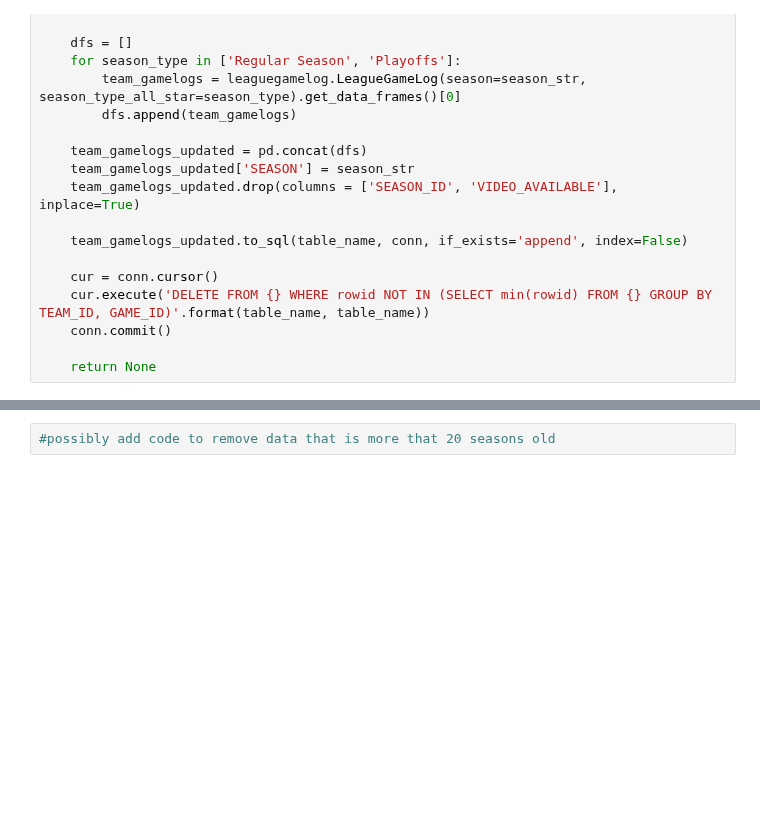
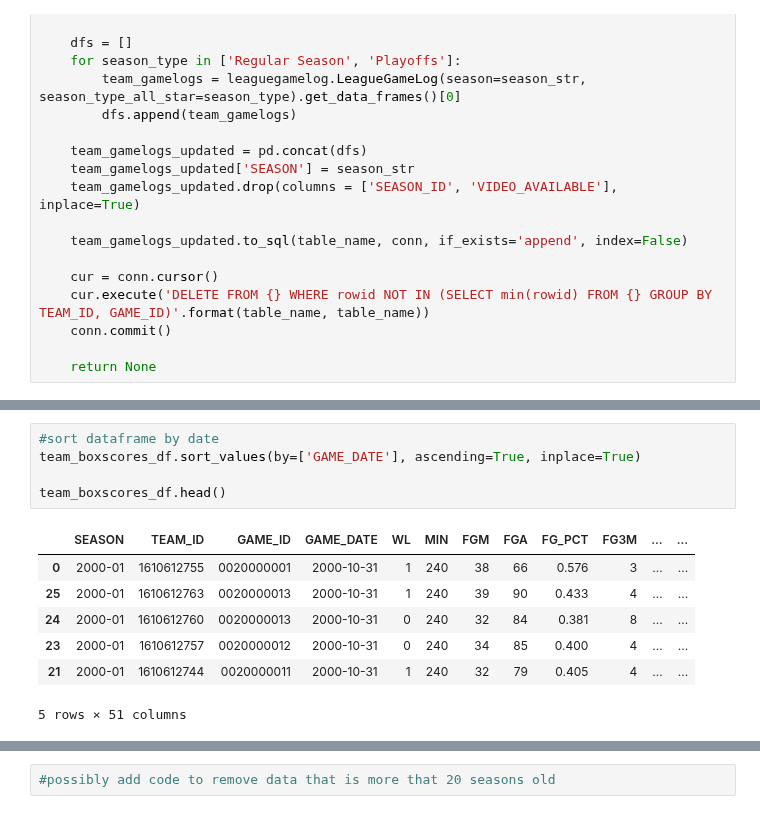
Before and after one commit to jnshzk/nba_beating_the_spread, a Jupyter notebook: daily_refresh.ipynb, the cells around one changed output, grey strips where cells are left out. Drawn from its saved outputs; the diff is of its cells as text; blank space fills up the shorter version.

```diff
--- a/daily_refresh.ipynb
+++ b/daily_refresh.ipynb
@@ -151,0 +359,13 @@ team_boxscores_df[team_boxscores_df['GAME_DATE']=='2022-06-16']
+# %%
+#sort dataframe by date
+team_boxscores_df.sort_values(by=['GAME_DATE'], ascending=True, inplace=True)
+
+team_boxscores_df.head()
+# %% [output]
+|  | SEASON | TEAM_ID | GAME_ID | GAME_DATE | WL | MIN | FGM | FGA | FG_PCT | FG3M | ... | ... |
+| 0 | 2000-01 | 1610612755 | 0020000001 | 2000-10-31 | 1 | 240 | 38 | 66 | 0.576 | 3 | ... | ... |
+| 25 | 2000-01 | 1610612763 | 0020000013 | 2000-10-31 | 1 | 240 | 39 | 90 | 0.433 | 4 | ... | ... |
+| 24 | 2000-01 | 1610612760 | 0020000013 | 2000-10-31 | 0 | 240 | 32 | 84 | 0.381 | 8 | ... | ... |
+| 23 | 2000-01 | 1610612757 | 0020000012 | 2000-10-31 | 0 | 240 | 34 | 85 | 0.400 | 4 | ... | ... |
+| 21 | 2000-01 | 1610612744 | 0020000011 | 2000-10-31 | 1 | 240 | 32 | 79 | 0.405 | 4 | ... | ... |
+5 rows × 51 columns
```
Also changed, not shown: parts of 30 cells of this notebook.
